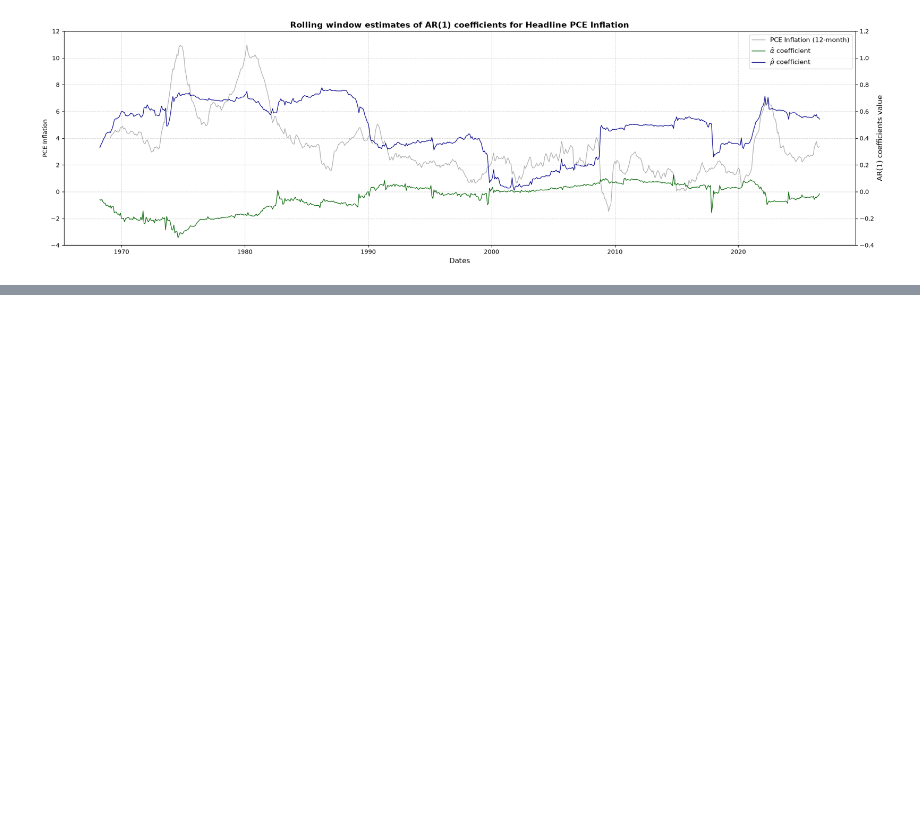
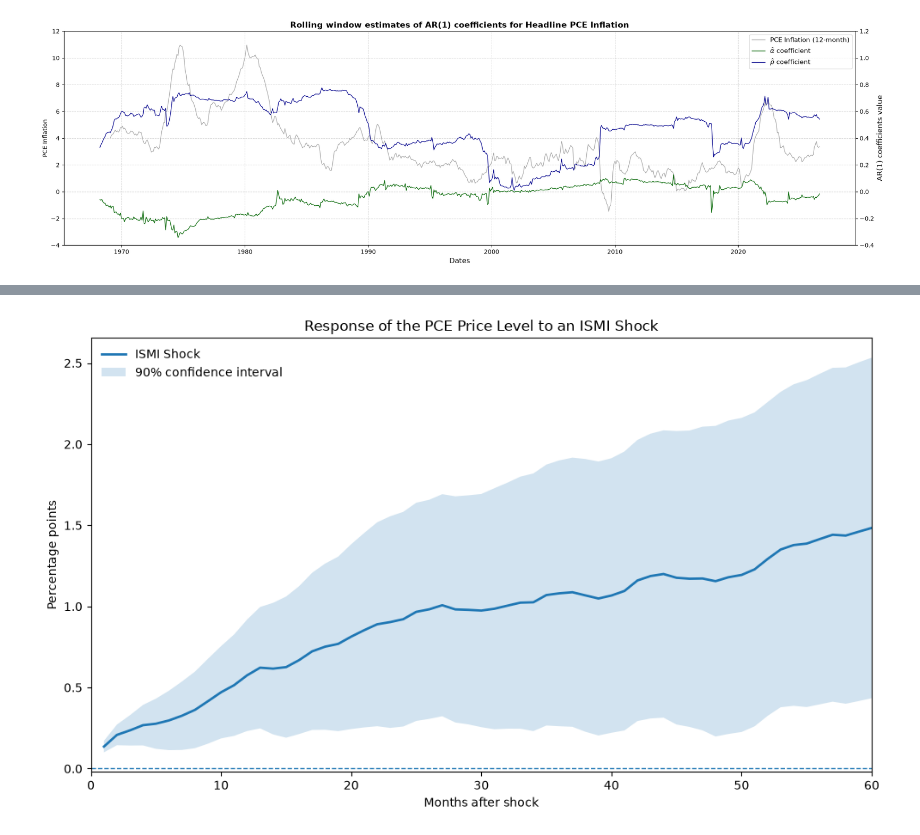
Before and after one commit to Lea-Gosselin/ismi-index, a Jupyter notebook: mainUS.ipynb, the cells around one changed output, grey strips where cells are left out. Cells and saved outputs as stored; diff of their text form; code cells hidden in the pictures; blank space fills up the shorter version.

Commit message:
Add local projections, before Shapiro data

```diff
--- a/mainUS.ipynb
+++ b/mainUS.ipynb
@@ -228,0 +354,13 @@ figures.figA1Paper(headline.iloc[120:], PCE,"PCE")
+# %%
+# Exogeneous variables : ISMI lagged
+# ISMI lags: 0, ..., 12
+X = pd.DataFrame({
+    f"ISMlagged{i}": ismIndex.iloc[:, 0].shift(i)
+    for i in range(lag + 1)
+})
+
+# Remove first 12 obs (needed for lags)
+# and last H-1 obs (needed for future horizons)
+X = X.iloc[lag:-(H-1)].reset_index(drop=True)
+X["Constante"] = np.ones(X.shape[0])
+X
@@ -228,0 +428,41 @@ figures.figA1Paper(headline.iloc[120:], PCE,"PCE")
+# %%
+fig, ax = plt.subplots(figsize=(10, 6))
+
+# IRF
+ax.plot(
+    resultsLp.index[1:],
+    resultsLp["IRF"][1:],
+    linewidth=2,
+    label="ISMI Shock"
+)
+
+# 90% confidence interval
+ax.fill_between(
+    resultsLp.index[1:],
+    resultsLp["ICUp"][1:],
+    resultsLp["ICLow"][1:],
+    alpha=0.2,
+    label="90% confidence interval"
+)
+
+# Zero line
+ax.axhline(
+    y=0,
+    linewidth=1,
+    linestyle="--"
+)
+
+# Labels
+ax.set_xlabel("Months after shock")
+ax.set_ylabel("Percentage points")
+ax.set_title("Response of the PCE Price Level to an ISMI Shock")
+
+# Horizon
+ax.set_xlim(0, 60)
+
+ax.legend(frameon=False)
+
+plt.tight_layout()
+plt.show()
+# %% [output]
+[figure, added]
```
Also changed, not shown: parts of 14 cells of this notebook, 5 other files.
